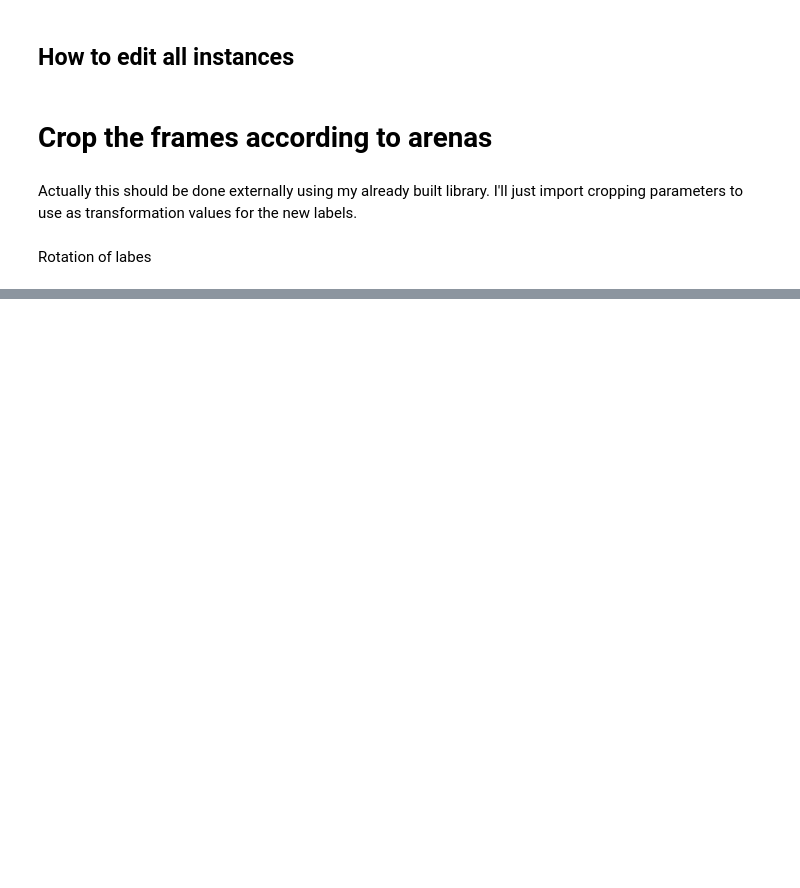
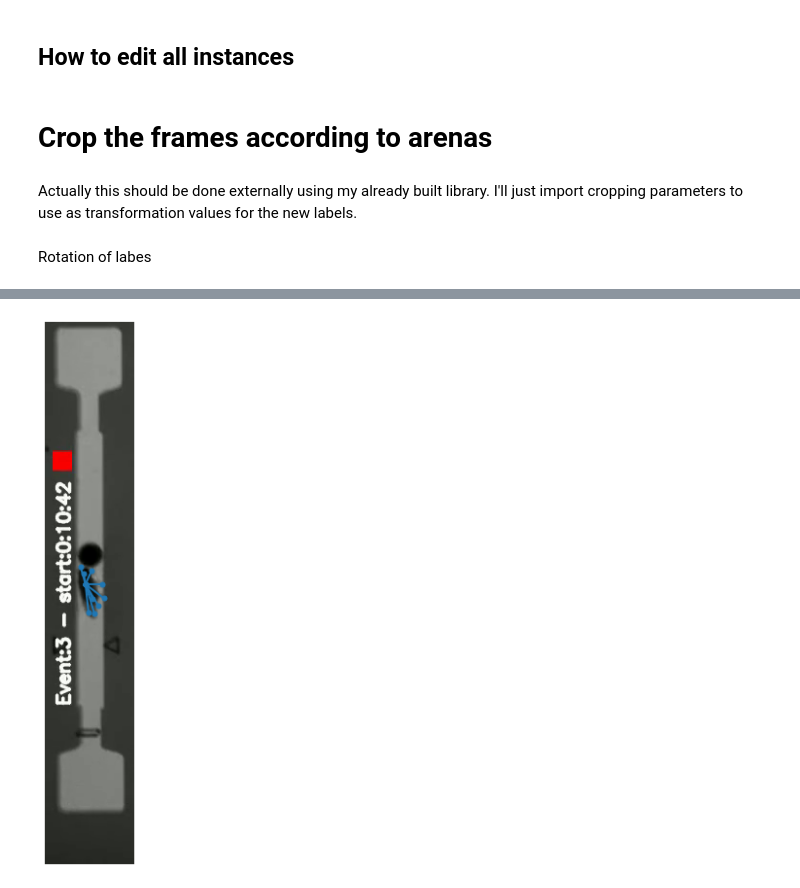
Before and after one commit to NeLy-EPFL/utils_behavior, a Jupyter notebook: Sleap_utils/sleap_datasets.ipynb, the cells around one changed output, grey strips where cells are left out. Saved outputs shown, nothing was run; the diff lists cells and outputs as text; code cells hidden in the pictures; blank space fills up the shorter version.

```diff
--- a/Sleap_utils/sleap_datasets.ipynb
+++ b/Sleap_utils/sleap_datasets.ipynb
@@ -451,0 +509,19 @@ for i in range(len(frame0.instances)):
+# %%
+import subprocess
+
+# Ensure the output folder exists
+output_folder = Path(
+    "/mnt/upramdya_data/_Tracking_models/Sleap/mazerecorder/FlyTracking/FullBody/InteractionVideosLabel"
+)
+output_folder.mkdir(parents=True, exist_ok=True)
+
+# For each video in the list, rotate it by 270 degrees and save it in the output folder using ffmpeg from the command line
+for vid in List:
+    # Get the video name
+    vidname = Path(vid).name
+    # Get the output path
+    outpath = output_folder / vidname
+    # Rotate the video by 270 degrees and save it in the output folder
+    subprocess.run(
+        ["ffmpeg", "-y", "-i", vid, "-vf", "transpose=2", str(outpath)], check=True
+    )
@@ -451,0 +548,8 @@ for i in range(len(frame0.instances)):
+# %%
+# Add the rotated videos to the labels
+for vid in output_folder.rglob("*.mp4"):
+    video = sleap.Video.from_filename(vid.as_posix())
+
+    labels.add_video(video)
+
+labels.videos
@@ -451,0 +680,10 @@ for i in range(len(frame0.instances)):
+# %%
+# Get one of the new instances
+
+Testlab = labels.labeled_frames[-1].instances[0]
+
+# Display the frame with the instance
+
+labels.labeled_frames[-1].plot()
+# %% [output]
+[figure, added]
```
Also changed, not shown: parts of 13 cells of this notebook, 1 other file.
